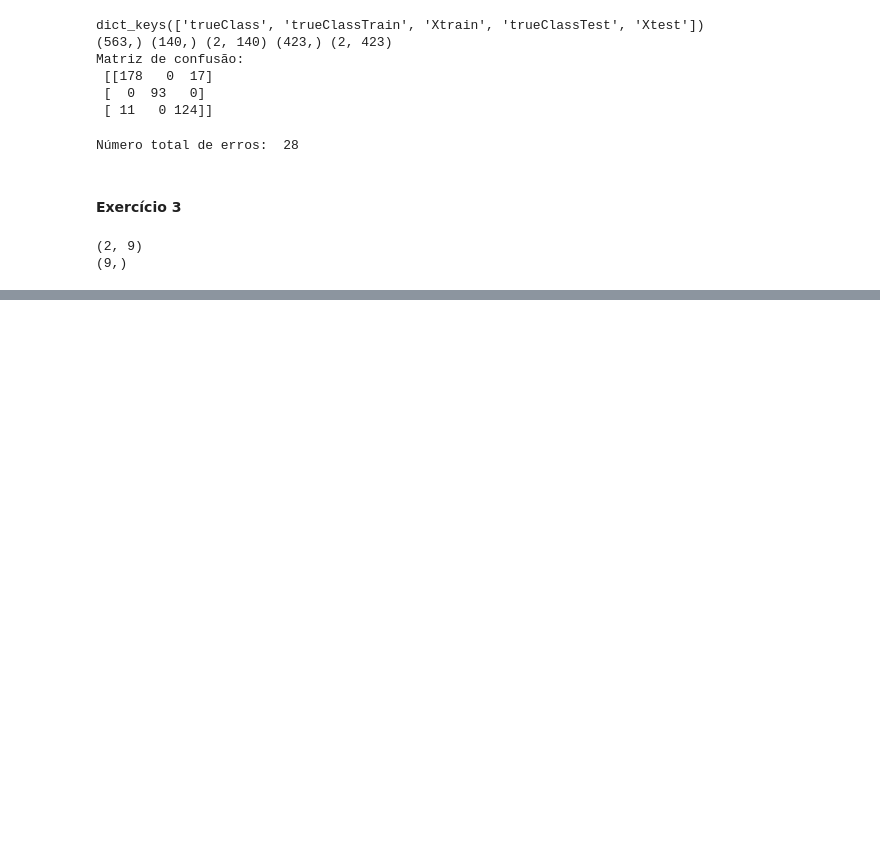
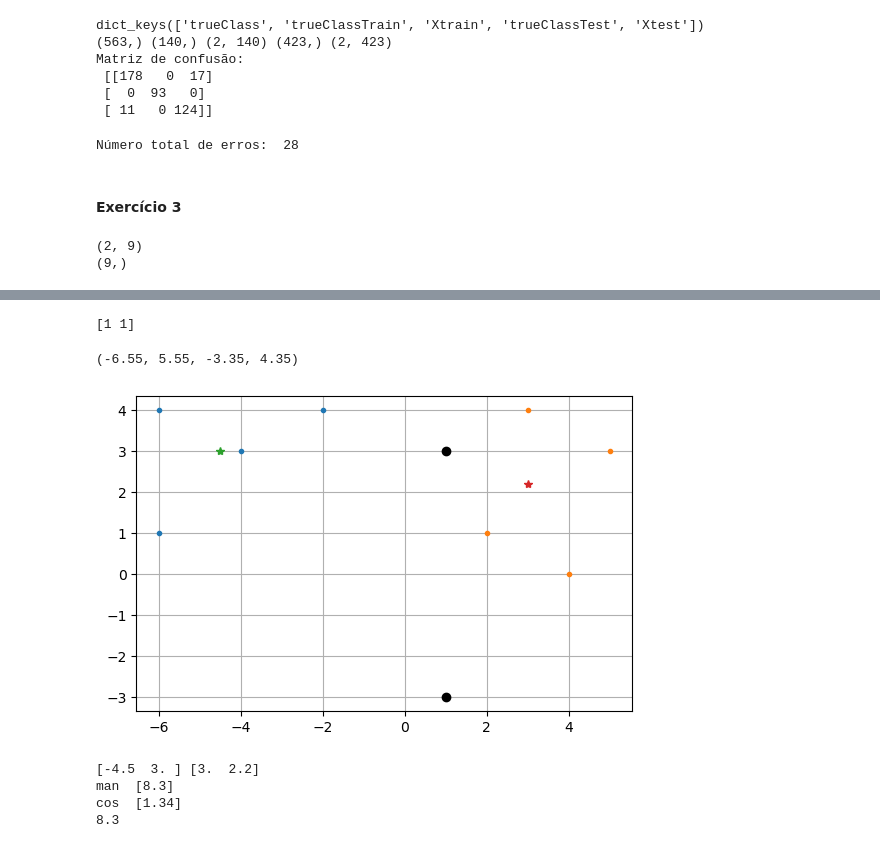
Before and after one commit to AnaSofOliveira/AA-22-23, a Jupyter notebook: FichasCasa/Ficha2/Ficha2.ipynb, the cells around one changed output, grey strips where cells are left out. Drawn from its saved outputs; the diff is of its cells as text; code cells hidden in the pictures; blank space fills up the shorter version.

```diff
--- a/FichasCasa/Ficha2/Ficha2.ipynb
+++ b/FichasCasa/Ficha2/Ficha2.ipynb
@@ -220,0 +279,51 @@ O ponto ( 1 ,  -3 ) foi classificado na classe  1
+# %%
+
+# (c)
+m0 = np.mean(X[:, y==0], axis=1)
+m1 = np.mean(X[:, y==1], axis=1)
+
+amostras = np.array([np.array([1, 1]), np.array([-3, 3])])
+
+D0 = np.sum(abs(amostras-m0[:, np.newaxis]), axis=0)
+D1 = np.sum(abs(amostras-m1[:, np.newaxis]), axis=0)
+D = np.vstack((D0, D1))
+
+y2e = np.argmin(D, axis=1)
+
+print(y2e)
+
+
+plt.plot(X[0, y==0], X[1, y==0], '.')
+plt.plot(X[0, y==1], X[1, y==1], '.')
+plt.plot(m0[0], m0[1], '*')
+plt.plot(m1[0], m1[1], '*')
+plt.plot(amostras[0, :], amostras[1, :], 'ok')
+plt.grid(True)
+plt.axis('scaled')
+# %% [output]
+[1 1]
+(-6.55, 5.55, -3.35, 4.35)
+[figure, added]
+# %%
+# (d)
+
+m0 = np.mean(X[:, y==0], axis=1)
+m1 = np.mean(X[:, y==1], axis=1)
+
+print(m0, m1)
+
+m = np.vstack((m0.T,m1.T))
+
+man_dist = pdist(m, 'cityblock')
+cos_dist = pdist(m, 'cosine')
+
+print('man ' , np.round(man_dist, 2))
+print('cos ' , np.round(cos_dist, 2))
+
+man2 = np.sum(np.abs(m0-m1),axis=0)
+#print(man2)
+# %% [output]
+[-4.5  3. ] [3.  2.2]
+man  [8.3]
+cos  [1.34]
+8.3
```
Also changed, not shown: parts of 5 cells of this notebook, 1 other file.
